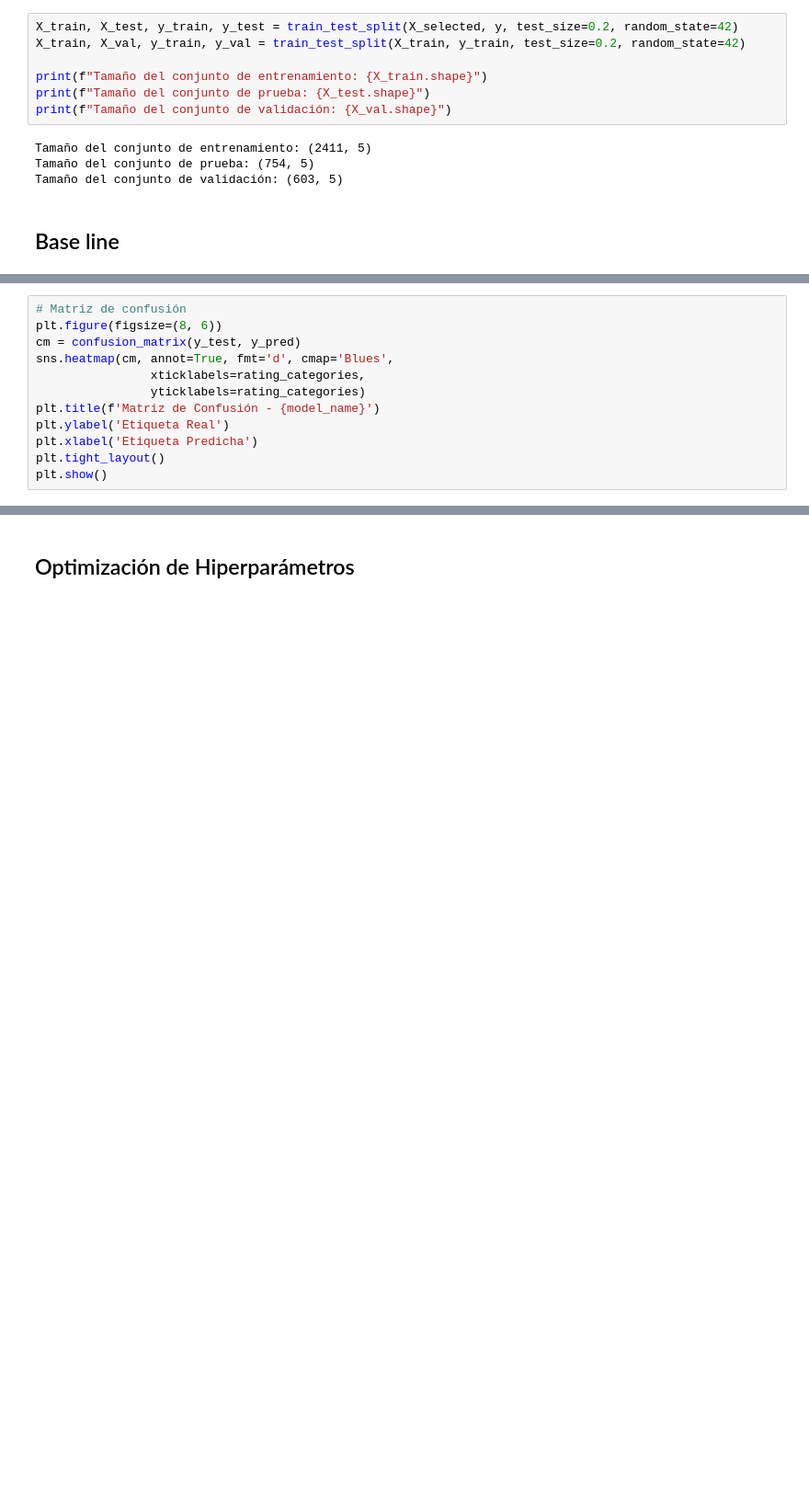
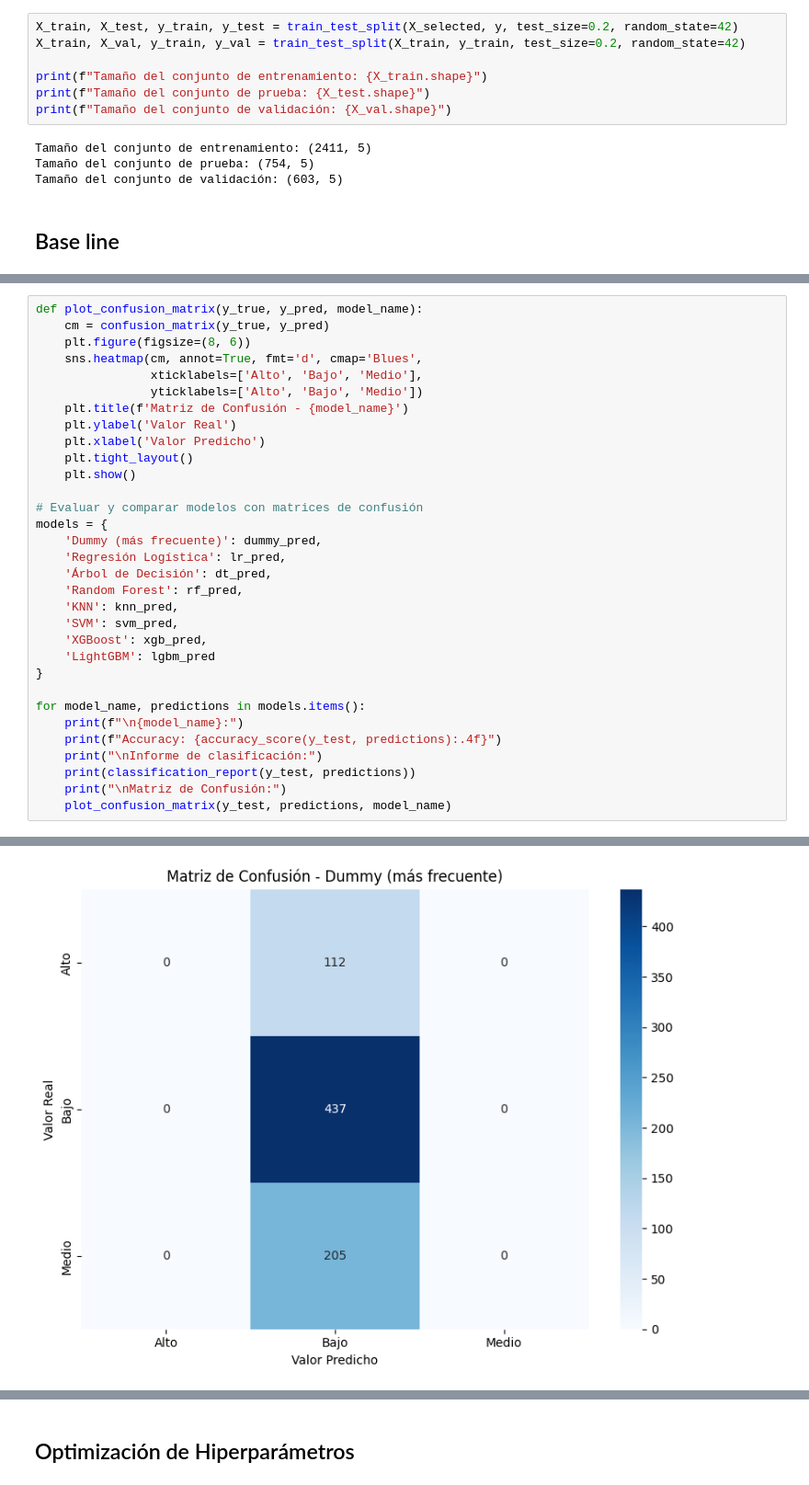
Before and after one commit to andreszaragoza/ML, a Jupyter notebook: notebooks/Procesado_cla_gradient.ipynb, the cells around one changed output, grey strips where cells are left out. Shown at 92% size. Saved outputs shown, nothing was run; the diff lists cells and outputs as text; blank space fills up the shorter version.

```diff
--- a/notebooks/Procesado_cla_gradient.ipynb
+++ b/notebooks/Procesado_cla_gradient.ipynb
@@ -518,12 +638,0 @@ weighted avg       0.96      0.96      0.96       754
-# %%
-# Matriz de confusión
-plt.figure(figsize=(8, 6))
-cm = confusion_matrix(y_test, y_pred)
-sns.heatmap(cm, annot=True, fmt='d', cmap='Blues',
-                xticklabels=rating_categories,
-                yticklabels=rating_categories)
-plt.title(f'Matriz de Confusión - {model_name}')
-plt.ylabel('Etiqueta Real')
-plt.xlabel('Etiqueta Predicha')
-plt.tight_layout()
-plt.show()
@@ -531,0 +732,33 @@ plt.show()
+# %%
+def plot_confusion_matrix(y_true, y_pred, model_name):
+    cm = confusion_matrix(y_true, y_pred)
+    plt.figure(figsize=(8, 6))
+    sns.heatmap(cm, annot=True, fmt='d', cmap='Blues',
+                xticklabels=['Alto', 'Bajo', 'Medio'],
+                yticklabels=['Alto', 'Bajo', 'Medio'])
+    plt.title(f'Matriz de Confusión - {model_name}')
+    plt.ylabel('Valor Real')
+    plt.xlabel('Valor Predicho')
+    plt.tight_layout()
+    plt.show()
+
+# Evaluar y comparar modelos con matrices de confusión
+models = {
+    'Dummy (más frecuente)': dummy_pred,
+    'Regresión Logística': lr_pred,
+    'Árbol de Decisión': dt_pred,
+    'Random Forest': rf_pred,
+    'KNN': knn_pred,
+    'SVM': svm_pred,
+    'XGBoost': xgb_pred,
+    'LightGBM': lgbm_pred
+}
+
+for model_name, predictions in models.items():
+    print(f"\n{model_name}:")
+    print(f"Accuracy: {accuracy_score(y_test, predictions):.4f}")
+    print("\nInforme de clasificación:")
+    print(classification_report(y_test, predictions))
+    print("\nMatriz de Confusión:")
+    plot_confusion_matrix(y_test, predictions, model_name)
+# %% [output]
@@ -531,0 +781 @@ plt.show()
+[figure, added]
```
Also changed, not shown: parts of 49 cells of this notebook.
